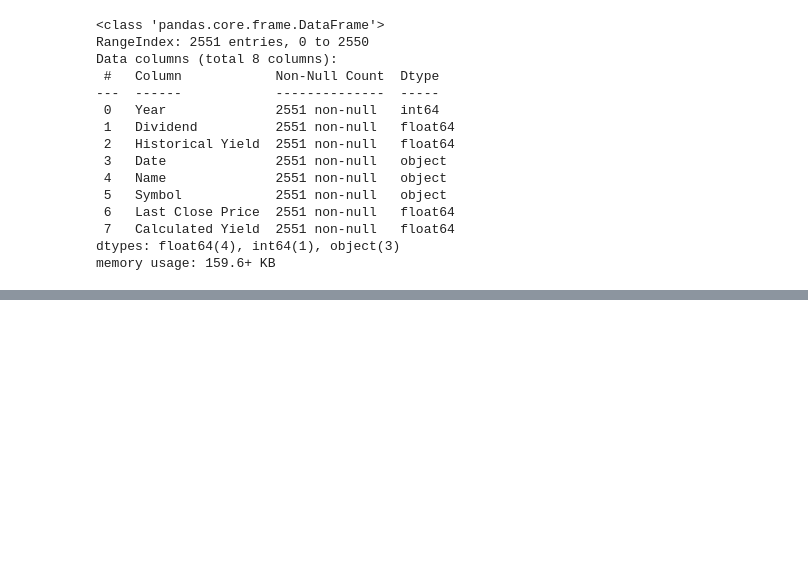
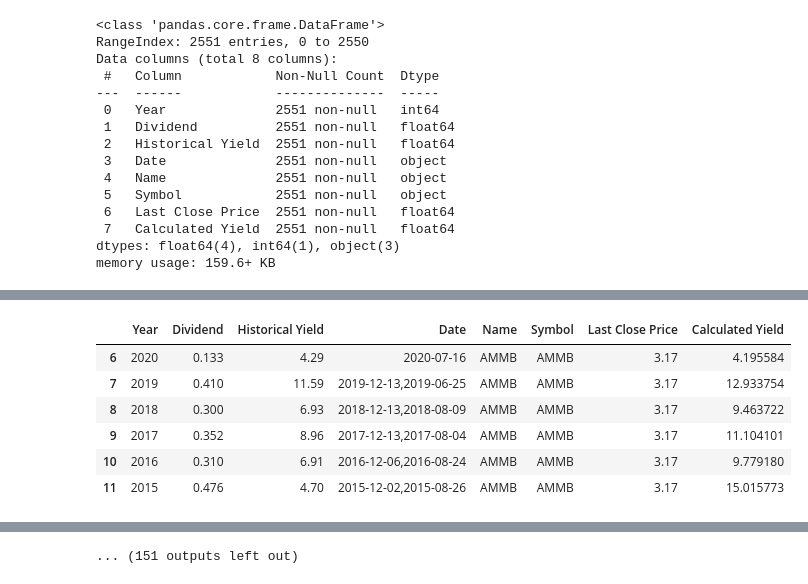
Before and after one commit to mengwangk/investor, a Jupyter notebook: experiment/science/nbdev/nbs/100_data.load.finance.ipynb, the cells around one changed output, grey strips where cells are left out. Saved outputs shown, nothing was run; the diff lists cells and outputs as text; code cells hidden in the pictures; blank space fills up the shorter version.

```diff
--- a/experiment/science/nbdev/nbs/100_data.load.finance.ipynb
+++ b/experiment/science/nbdev/nbs/100_data.load.finance.ipynb
@@ -260,0 +222,11 @@ display(df_dividend_stocks.head(30))
+# %%
+for symbol in df_dividend_stocks['Symbol'].unique():
+    display(dataset[dataset['Symbol']==symbol])
+# %% [output]
+|  | Year | Dividend | Historical Yield | Date | Name | Symbol | Last Close Price | Calculated Yield |
+| 6 | 2020 | 0.133 | 4.29 | 2020-07-16 | AMMB | AMMB | 3.17 | 4.195584 |
+| 7 | 2019 | 0.410 | 11.59 | 2019-12-13,2019-06-25 | AMMB | AMMB | 3.17 | 12.933754 |
+| 8 | 2018 | 0.300 | 6.93 | 2018-12-13,2018-08-09 | AMMB | AMMB | 3.17 | 9.463722 |
+| 9 | 2017 | 0.352 | 8.96 | 2017-12-13,2017-08-04 | AMMB | AMMB | 3.17 | 11.104101 |
+| 10 | 2016 | 0.310 | 6.91 | 2016-12-06,2016-08-24 | AMMB | AMMB | 3.17 | 9.779180 |
+| 11 | 2015 | 0.476 | 4.70 | 2015-12-02,2015-08-26 | AMMB | AMMB | 3.17 | 15.015773 |
@@ -260,0 +290 @@ display(df_dividend_stocks.head(30))
+... (151 outputs left out)
```
Also changed, not shown: parts of 2 cells of this notebook.
